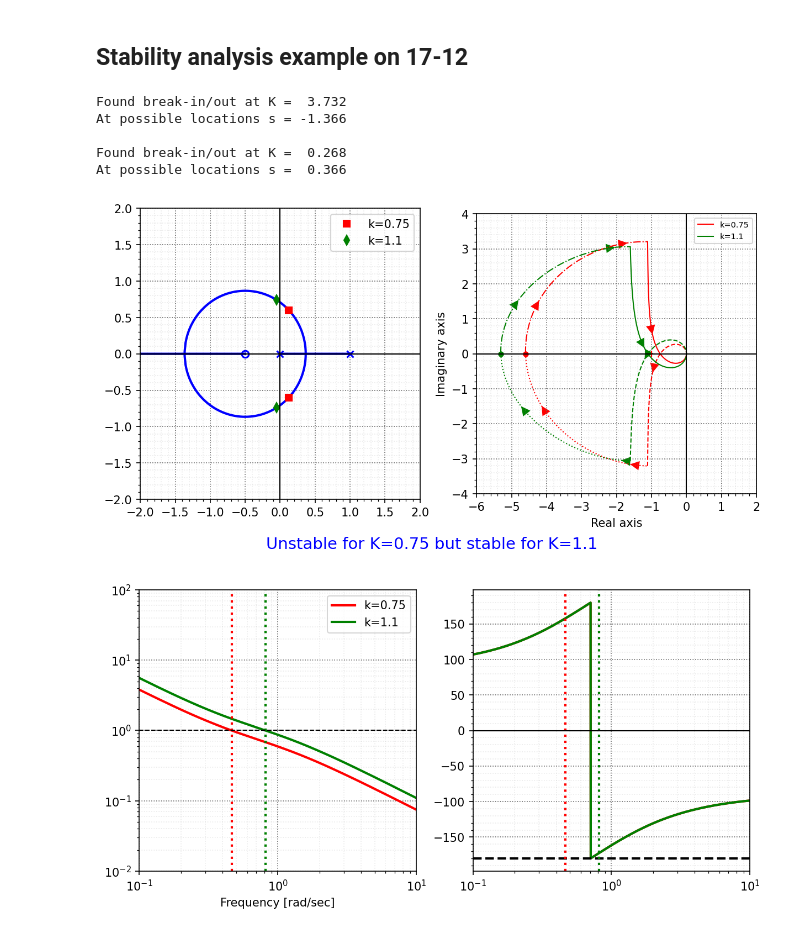
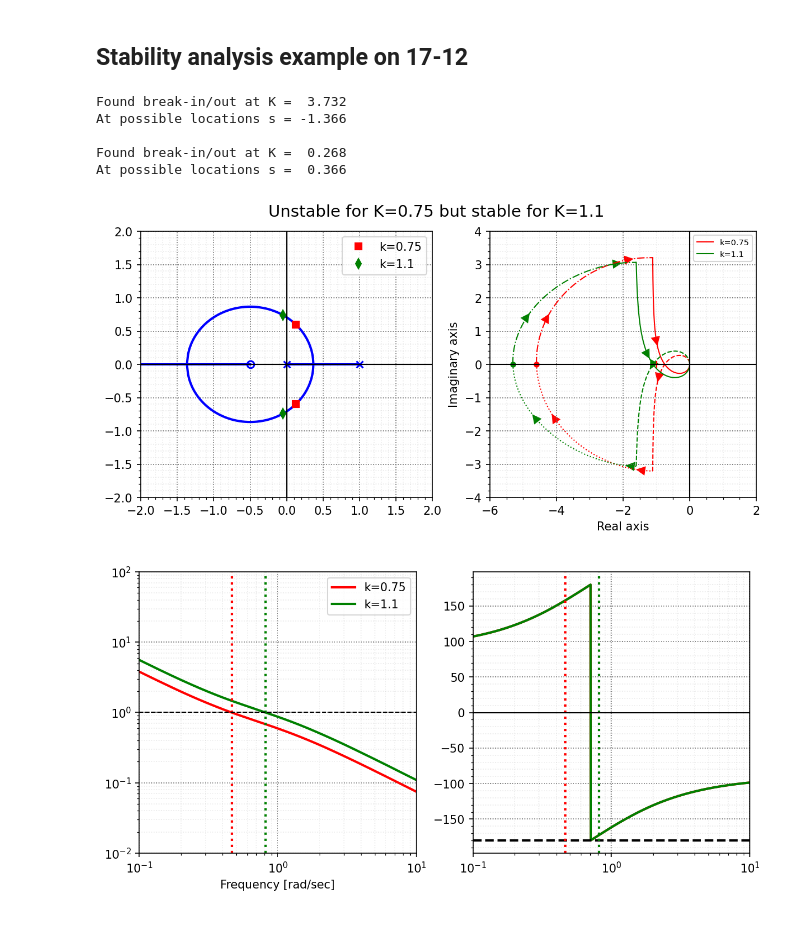
Before and after one commit to mit-acl/16_06_Class, a Jupyter notebook: notebooks/16_06_T17_Nyquist.ipynb, the cells around one changed output. Cells and saved outputs as stored; diff of their text form; code cells hidden in the pictures.

```diff
--- a/notebooks/16_06_T17_Nyquist.ipynb
+++ b/notebooks/16_06_T17_Nyquist.ipynb
@@ -304,7 +304,7 @@ plt.xlim([-6,2])
 plt.ylim([-4,4])
 ax[1].set_aspect('equal')
 bm.nicegrid(ax)
-cm.caption("Unstable for K="+str(gain1)+" but stable for K="+str(gain2),fig)
+plt.suptitle("Unstable for K="+str(gain1)+" but stable for K="+str(gain2),fontsize=14)
 plt.savefig('./figs/L15_10.pdf')
 plt.show()
 
@@ -314,32 +314,32 @@ Gfreq1 = G(j*w)
 
 ax[0].loglog(w,gain1*np.abs(Gfreq1),'r')
 ax[1].semilogx(w,cm.pshift(np.angle(Gfreq1))*cm.r2d,'r')
 ax[0].loglog(w,gain2*np.abs(Gfreq1),'g')
 ax[1].semilogx(w,cm.pshift(np.angle(Gfreq1))*cm.r2d,'g')
 
 ax1,ax2 = plt.gcf().axes
 ax1.legend(('k='+str(gain1),'k='+str(gain2)))
 ax2.axhline(y=-180,c='k',ls="--")
 wc1 = cm.find_wc(w,gain1*G)
 wc3 = cm.find_wc(w,gain2*G)
 for wwc in wc1[::2]:
     ax1.axvline(x=wwc,c='r',ls=":")
     ax2.axvline(x=wwc,c='r',ls=":")
 for wwc in wc3[::2]:
     ax1.axvline(x=wwc,c='g',ls=":")
     ax2.axvline(x=wwc,c='g',ls=":")
 ax[0].set_xlim([.1,10])
 ax[1].set_xlim([.1,10])
 ax[0].set_ylim([.01,100])
 ax[0].set_xlabel("Frequency [rad/sec]")
 bm.nicegrid(ax)
 plt.savefig('./figs/L15_11.pdf')
 plt.show()
 # %% [output]
 Found break-in/out at K =  3.732
 At possible locations s = -1.366
 
 Found break-in/out at K =  0.268
 At possible locations s =  0.366
-[figure, old version]
+[figure, new version]
 [figure]
```
Also changed, not shown: parts of 6 cells of this notebook, 17 other files.
